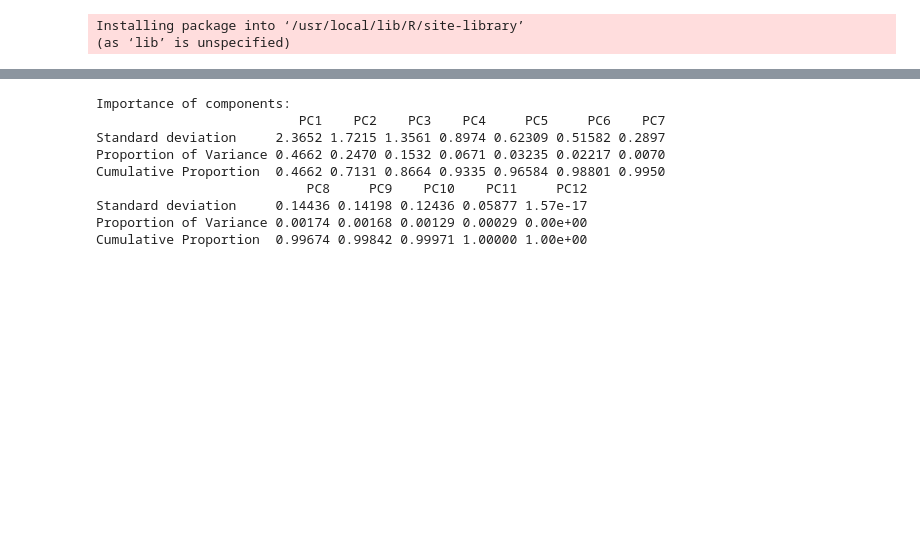
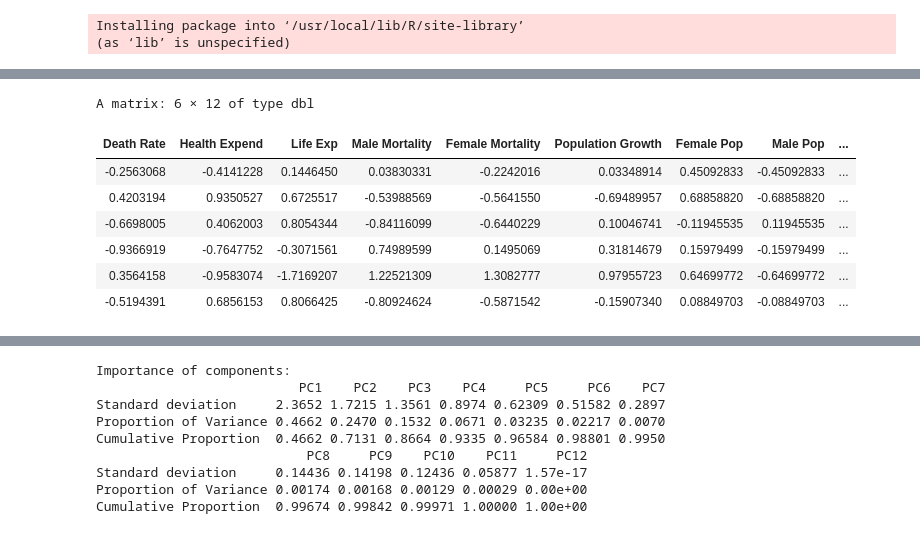
Before and after one commit to ibader85/PredictiveAnalytics, a Jupyter notebook: 03_Module_4_PCA_Using_R.ipynb, the cells around one changed output, grey strips where cells are left out. Drawn from its saved outputs; the diff is of its cells as text; code cells hidden in the pictures; blank space fills up the shorter version.

```diff
--- a/03_Module_4_PCA_Using_R.ipynb
+++ b/03_Module_4_PCA_Using_R.ipynb
@@ -20,3 +36,14 @@ myData <- read_excel("/content/Health.xlsx")
 # Country Name) and store the standardized values
 
 myData.st <- scale(myData[ ,-1])
+# %%
+head(myData.st)
+# %% [output]
+A matrix: 6 × 12 of type dbl
+| Death Rate | Health Expend | Life Exp | Male Mortality | Female Mortality | Population Growth | Female Pop | Male Pop | ... |
+| -0.2563068 | -0.4141228 | 0.1446450 | 0.03830331 | -0.2242016 | 0.03348914 | 0.45092833 | -0.45092833 | ... |
+| 0.4203194 | 0.9350527 | 0.6725517 | -0.53988569 | -0.5641550 | -0.69489957 | 0.68858820 | -0.68858820 | ... |
+| -0.6698005 | 0.4062003 | 0.8054344 | -0.84116099 | -0.6440229 | 0.10046741 | -0.11945535 | 0.11945535 | ... |
+| -0.9366919 | -0.7647752 | -0.3071561 | 0.74989599 | 0.1495069 | 0.31814679 | 0.15979499 | -0.15979499 | ... |
+| 0.3564158 | -0.9583074 | -1.7169207 | 1.22521309 | 1.3082777 | 0.97955723 | 0.64699772 | -0.64699772 | ... |
+| -0.5194391 | 0.6856153 | 0.8066425 | -0.80924624 | -0.5871542 | -0.15907340 | 0.08849703 | -0.08849703 | ... |
```
Also changed, not shown: parts of 3 cells of this notebook.
